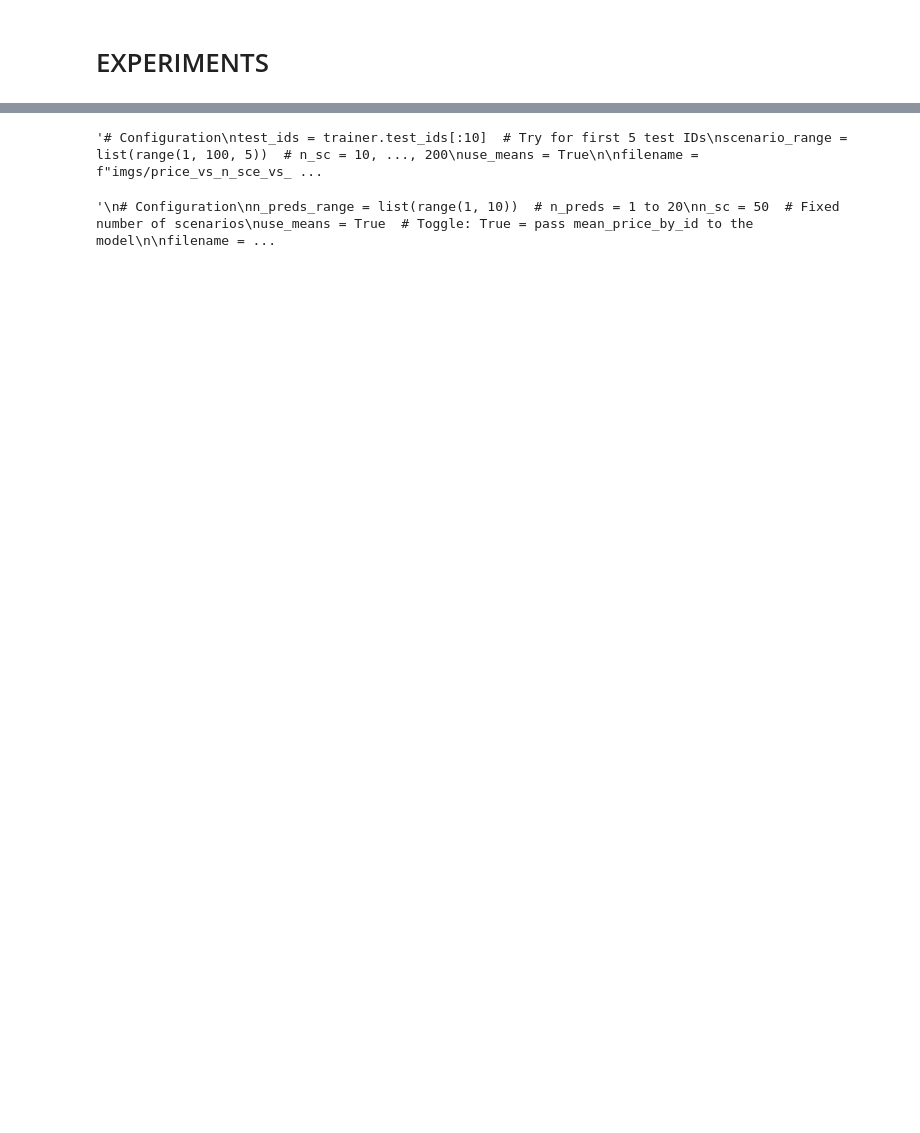
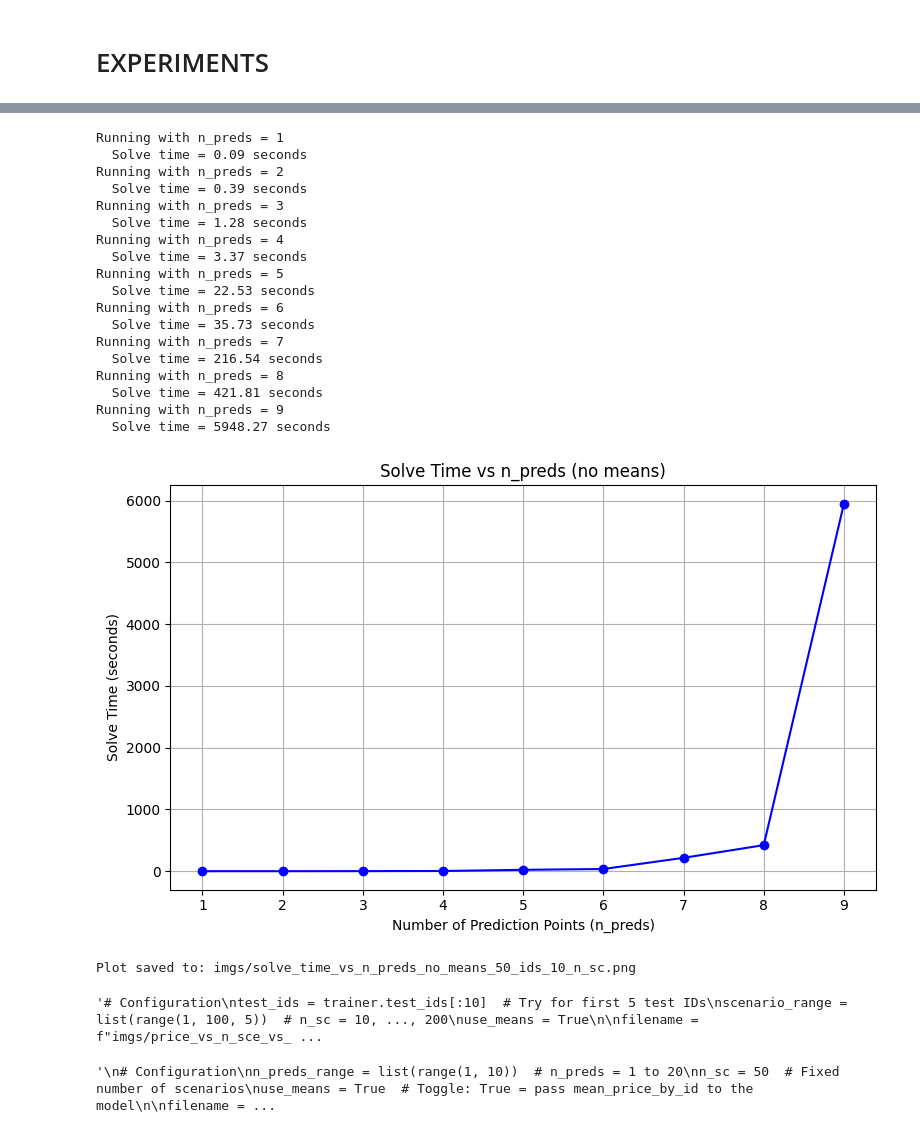
Before and after one commit to DanielLosada/DynamicPricing, a Jupyter notebook: MyImplementation/opt.ipynb, the cells around one changed output, grey strips where cells are left out. Cells and saved outputs as stored; diff of their text form; code cells hidden in the pictures; blank space fills up the shorter version.

```diff
--- a/MyImplementation/opt.ipynb
+++ b/MyImplementation/opt.ipynb
@@ -881,3 +1011,26 @@ See the caveats in the documentation: https://pandas.pydata.org/pandas-docs/stab
+# %%
+experiment_solve_time_vs_n_preds(trainer, use_means=False, n_sc=50, end_range=10)
+# %% [output]
+Running with n_preds = 1
+  Solve time = 0.09 seconds
+Running with n_preds = 2
+  Solve time = 0.39 seconds
+Running with n_preds = 3
+  Solve time = 1.28 seconds
+Running with n_preds = 4
+  Solve time = 3.37 seconds
+Running with n_preds = 5
+  Solve time = 22.53 seconds
+Running with n_preds = 6
+  Solve time = 35.73 seconds
+Running with n_preds = 7
+  Solve time = 216.54 seconds
+Running with n_preds = 8
+  Solve time = 421.81 seconds
+Running with n_preds = 9
+  Solve time = 5948.27 seconds
+[figure, added]
+Plot saved to: imgs/solve_time_vs_n_preds_no_means_50_ids_10_n_sc.png
 # %%
 '''# Configuration
 test_ids = trainer.test_ids[:10]  # Try for first 5 test IDs
```
Also changed, not shown: parts of 21 cells of this notebook, 9 other files.
